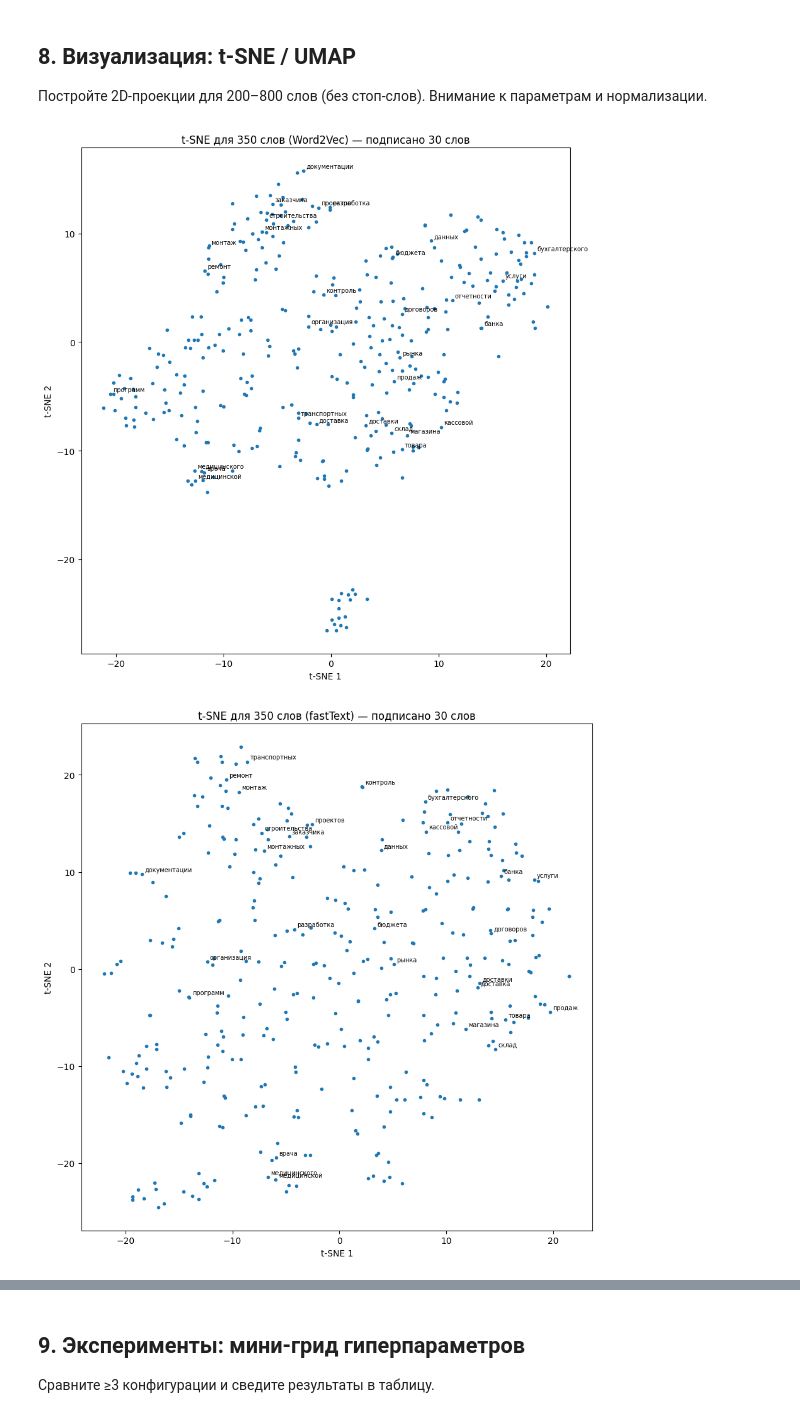
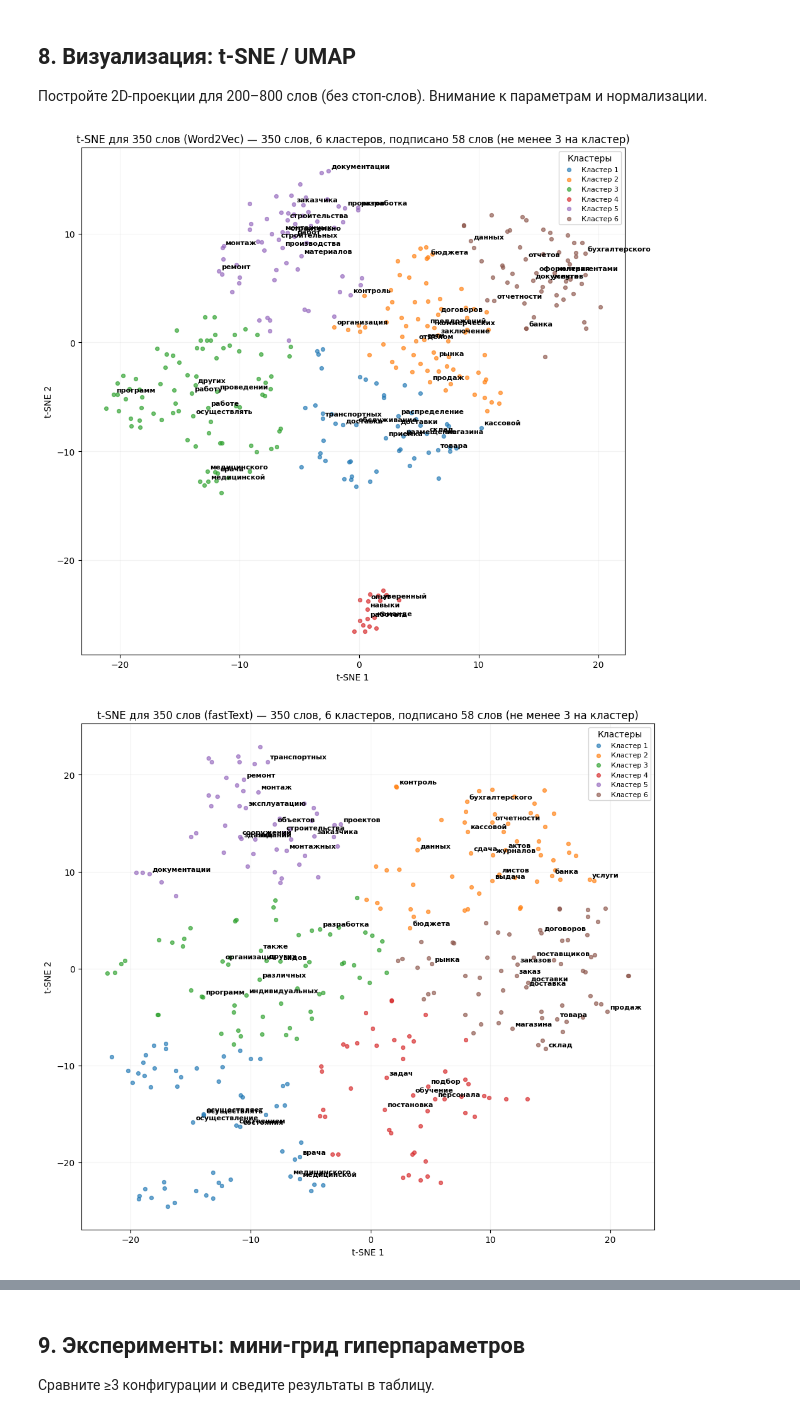
Before and after one commit to tixomirof/mo3_team_colabs, a Jupyter notebook: labs/Lab02_Word2Vec_FastText_resumes.ipynb, the cells around one changed output, grey strips where cells are left out. Saved outputs shown, nothing was run; the diff lists cells and outputs as text; code cells hidden in the pictures.

Commit message:
feat: lab2 add vector grafic and clusters tsne

```diff
--- a/labs/Lab02_Word2Vec_FastText_resumes.ipynb
+++ b/labs/Lab02_Word2Vec_FastText_resumes.ipynb
@@ -451,35 +519,91 @@ display(comparison_df)
 # %%
 import numpy as np
 import matplotlib.pyplot as plt
 from sklearn.manifold import TSNE
+from sklearn.cluster import KMeans
 
 stop_words = {'и','в','во','не','что','он','на','я','с','со','как','а','то','все','она','так','его','но','да','ты','к','у','же','вы','за','бы','по','только','ее','мне','было','вот','от','меня','еще','нет','о','из','ему','теперь','когда','даже','ну','вдруг','ли','если','или','ни','быть','был','него','до','вас','там','потом','себя','ничего','ей','может','они','тут','где','есть','надо','для','мы','тебя','их','чем','была','сам','чтоб','без','будто','чего','раз','тоже','себе','под','будет','тогда','кто','этот','того','потому','этого','какой','ним','здесь','этом','один','почти','мой','тем','чтобы','нее','сейчас','были','куда','зачем','всех','никогда','сегодня','между'}
 subset = [w for w in w2v.wv.key_to_index if w not in stop_words and len(w) >= 4][:350]
 
 label_candidates = ['контроль', 'документации', 'организация', 'товара', 'договоров', 'разработка', 'отчетности', 'продаж', 'медицинской', 'ремонт', 'строительства', 'проектов', 'бухгалтерского', 'монтажных', 'бюджета', 'магазина', 'монтаж', 'склад', 'рынка', 'транспортных', 'доставки', 'врача', 'доставка', 'банка', 'кассовой', 'медицинского', 'заказчика', 'услуги', 'программ', 'данных']
 
-def plot_tsne(model, title, label_candidates):
+def plot_tsne(model, title, label_candidates, n_clusters=6):
     words = [w for w in subset if w in model.wv]
     X = np.vstack([model.wv[w] for w in words])
     X = X / (np.linalg.norm(X, axis=1, keepdims=True) + 1e-9)
-    Z = TSNE(n_components=2, init='pca', learning_rate='auto', perplexity=30, random_state=42).fit_transform(X)
-    label_words = [w for w in label_candidates if w in words][:30]
-    plt.figure(figsize=(9,9))
-    plt.scatter(Z[:,0], Z[:,1], s=9)
-    for i,w in enumerate(words):
+
+    Z = TSNE(
+        n_components=2,
+        init='pca',
+        learning_rate='auto',
+        perplexity=30,
+        random_state=42
+    ).fit_transform(X)
+
+    # Кластеризация точек после получения 2D-проекции
+    clusters = KMeans(
+        n_clusters=n_clusters,
+        random_state=42,
+        n_init=20
+    ).fit_predict(Z)
+
+    # Минимум 3 подписанных слова в каждом кластере.
+    # Берём слова, ближайшие к центру своего кластера, чтобы подписи
+    # были репрезентативными и не зависели от случайного порядка слов.
+    label_words = []
+    for cluster_id in range(n_clusters):
+        idx = np.where(clusters == cluster_id)[0]
+        center = Z[idx].mean(axis=0)
+        distances = np.linalg.norm(Z[idx] - center, axis=1)
+        nearest_idx = idx[np.argsort(distances)[:max(3, min(5, len(idx)))]]
+        label_words.extend(words[i] for i in nearest_idx)
+
+    # Добавляем тематические слова, если они есть в модели и ещё не подписаны.
+    for w in label_candidates:
+        if w in words and w not in label_words:
+            label_words.append(w)
+
+    plt.figure(figsize=(10, 9))
+
+    # Каждый кластер отображается отдельно
+    for cluster_id in range(n_clusters):
+        mask = clusters == cluster_id
+        plt.scatter(
+            Z[mask, 0],
+            Z[mask, 1],
+            s=18,
+            alpha=0.65,
+            label=f'Кластер {cluster_id + 1}'
+        )
+
+    for i, w in enumerate(words):
         if w in label_words:
-            plt.annotate(w, (Z[i,0], Z[i,1]), xytext=(3,3), textcoords='offset points', fontsize=7)
+            plt.annotate(
+                w,
+                (Z[i, 0], Z[i, 1]),
+                xytext=(3, 3),
+                textcoords='offset points',
+                fontsize=8,
+                fontweight='bold'
+            )
+
     plt.xlabel('t-SNE 1')
     plt.ylabel('t-SNE 2')
-    plt.title(title + f' — подписано {len(label_words)} слов')
+    plt.title(
+        title +
+        f' — {len(words)} слов, {n_clusters} кластеров, '
+        f'подписано {len(label_words)} слов (не менее 3 на кластер)'
+    )
+    plt.legend(title='Кластеры', fontsize=8)
+    plt.grid(alpha=0.15)
     plt.tight_layout()
     plt.show()
 
 plot_tsne(w2v, 't-SNE для 350 слов (Word2Vec)', label_candidates)
 plot_tsne(ft, 't-SNE для 350 слов (fastText)', label_candidates)
 # %% [output]
-[figure, old version]
+[figure, new version]
-[figure, old version]
+[figure, new version]
 # %% [markdown]
 ### Комментарий
 
```
Also changed, not shown: parts of 5 cells of this notebook, 1 other file.
